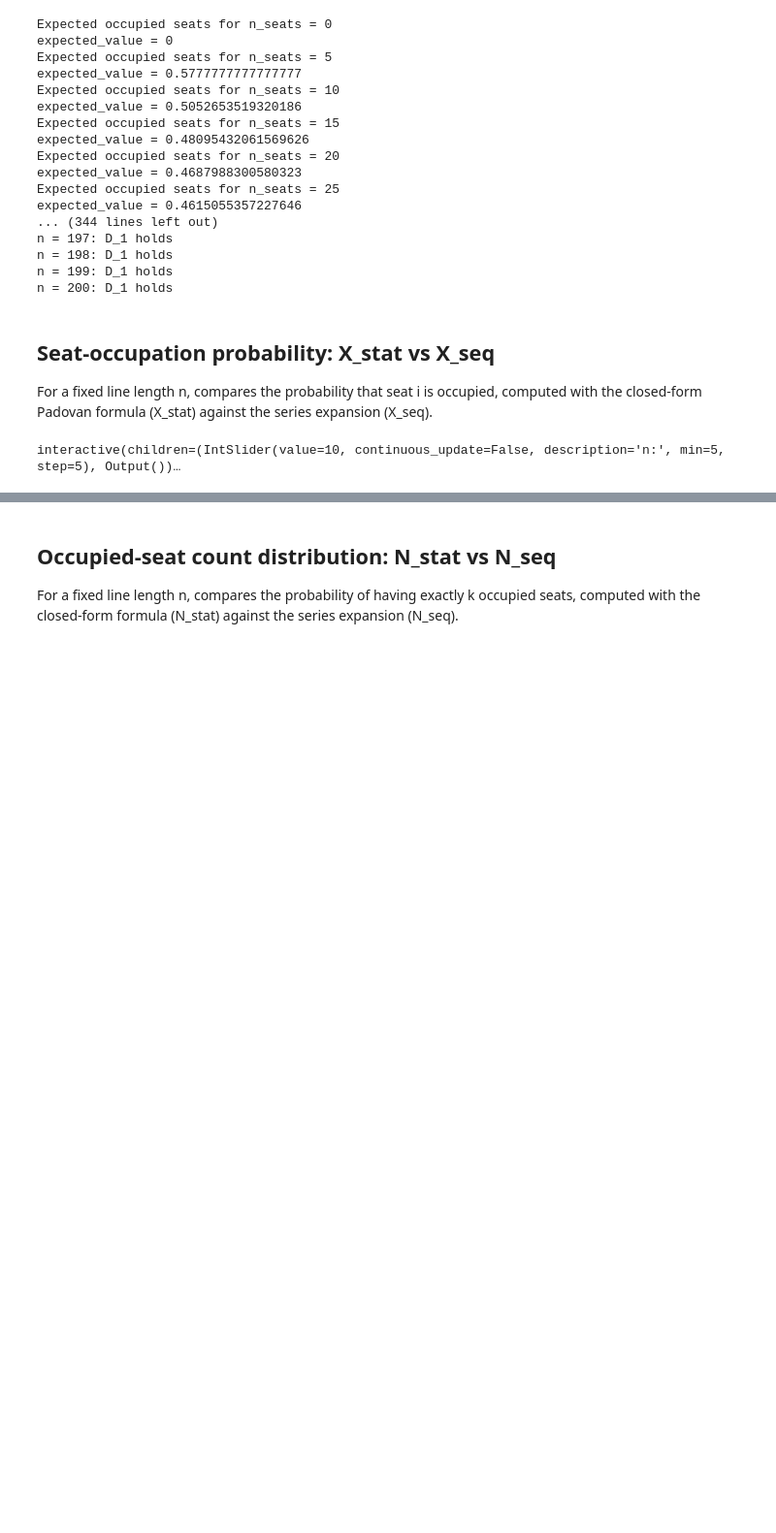
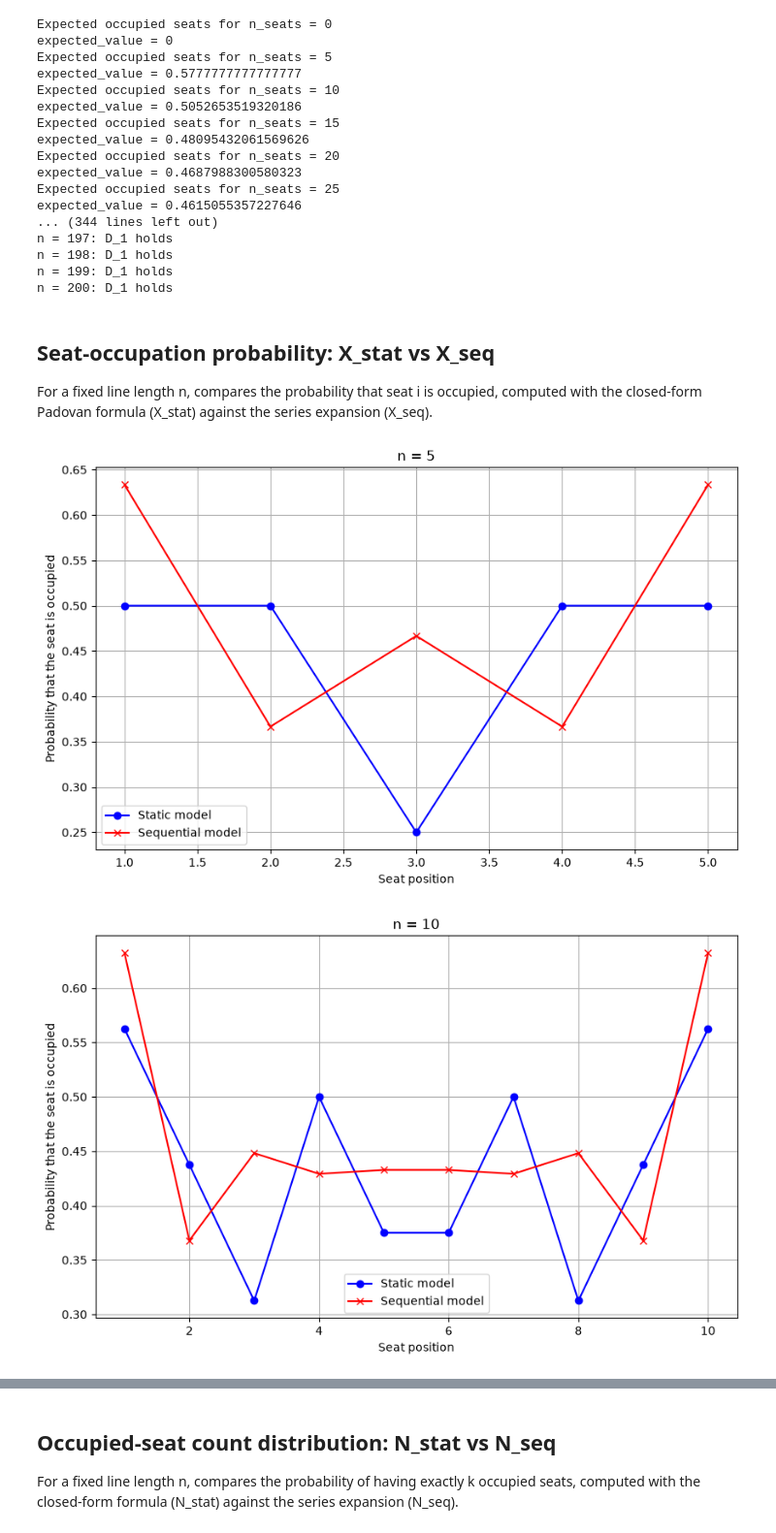
Before and after one commit to lykoslopezrivera-blip/Stochastic_Dominance_DPP_Graphs, a Jupyter notebook: LinearArrangement/Notebooks/StructureAndExamples.ipynb, the cells around one changed output, grey strips where cells are left out. Shown at 97% size. Cells and saved outputs as stored; diff of their text form; code cells hidden in the pictures; blank space fills up the shorter version.

Commit message:
Revert "SliderFeature"
This reverts commit 5396527d0b793c04076dfe68492dba0c2986960c.

```diff
--- a/LinearArrangement/Notebooks/StructureAndExamples.ipynb
+++ b/LinearArrangement/Notebooks/StructureAndExamples.ipynb
@@ -67,43 +65,23 @@ expansion (X_seq).
 # %%
 def compare_seat_probabilities(n):
     """Plot X_stat and X_seq for each seat position in a line of length n."""
-
     seat_indices = list(range(1, n + 1))
     stat_probs = [X_stat(n, i) for i in seat_indices]
     seq_probs = [X_seq(n, i) for i in seat_indices]
 
     plt.figure(figsize=(10, 6))
-    plt.plot(
-        seat_indices,
-        stat_probs,
-        color="blue",
-        marker="o",
-        label="Static model"
-    )
-    plt.plot(
-        seat_indices,
-        seq_probs,
-        color="red",
-        marker="x",
-        label="Sequential model"
-    )
-
+    plt.plot(seat_indices, stat_probs, color="blue", marker='o', label="Static model")
+    plt.plot(seat_indices, seq_probs, color="red", marker='x', label="Sequential model")
     plt.xlabel("Seat position")
     plt.ylabel("Probability that the seat is occupied")
     plt.title(f"n = {n}")
     plt.legend()
     plt.grid(True)
     plt.show()
 
-n_slider = widgets.IntSlider(
-    value=10,
-    min=5,
-    max=100,
-    step=5,
-    description="n:",
-    continuous_update=False
-)
 
-widgets.interact(compare_seat_probabilities, n=n_slider);
+for n in [5, 10, 15, 20]:
+    compare_seat_probabilities(n)
 # %% [output]
-interactive(children=(IntSlider(value=10, continuous_update=False, description='n:', min=5, step=5), Output())…
+[figure, added]
+[figure, added]
```
Also changed, not shown: parts of 4 cells of this notebook, 1 other file.
